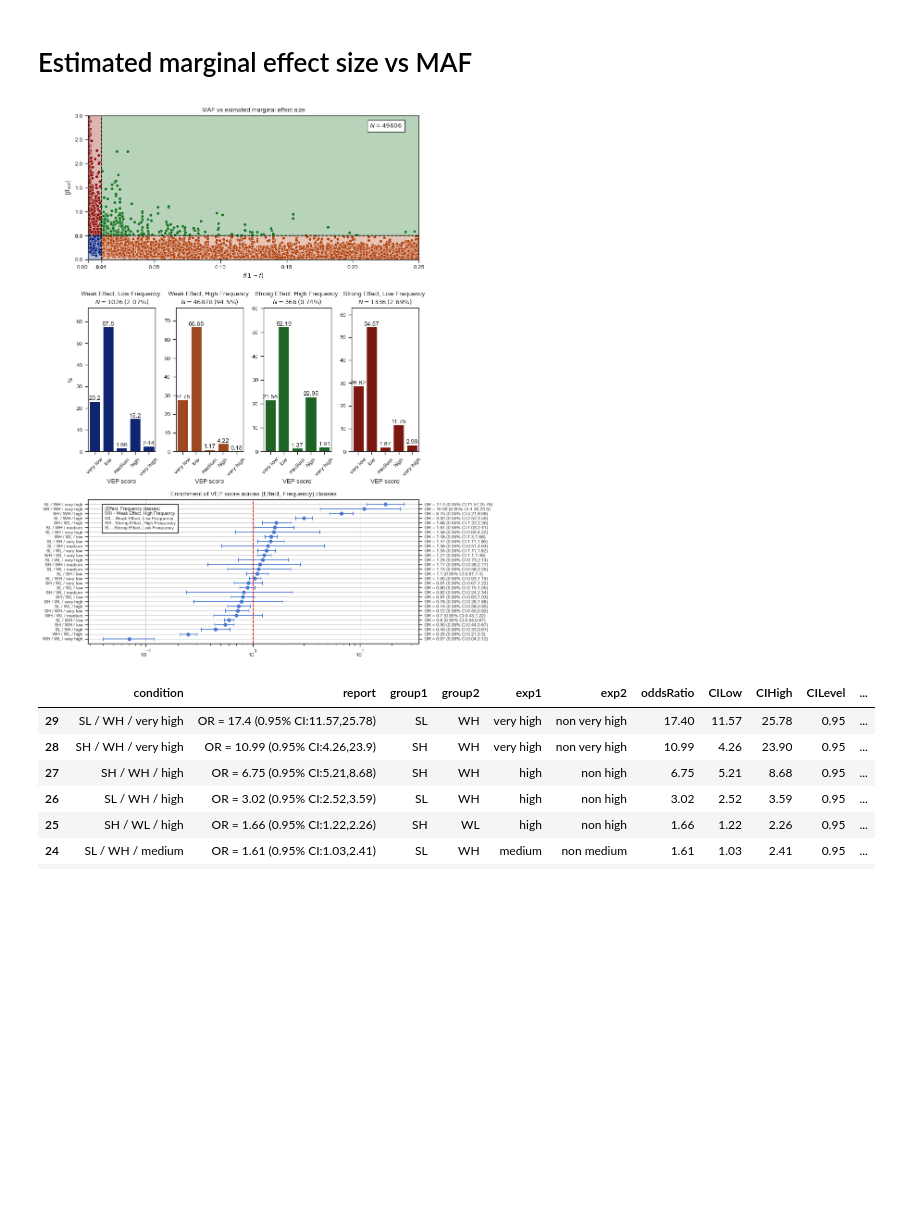
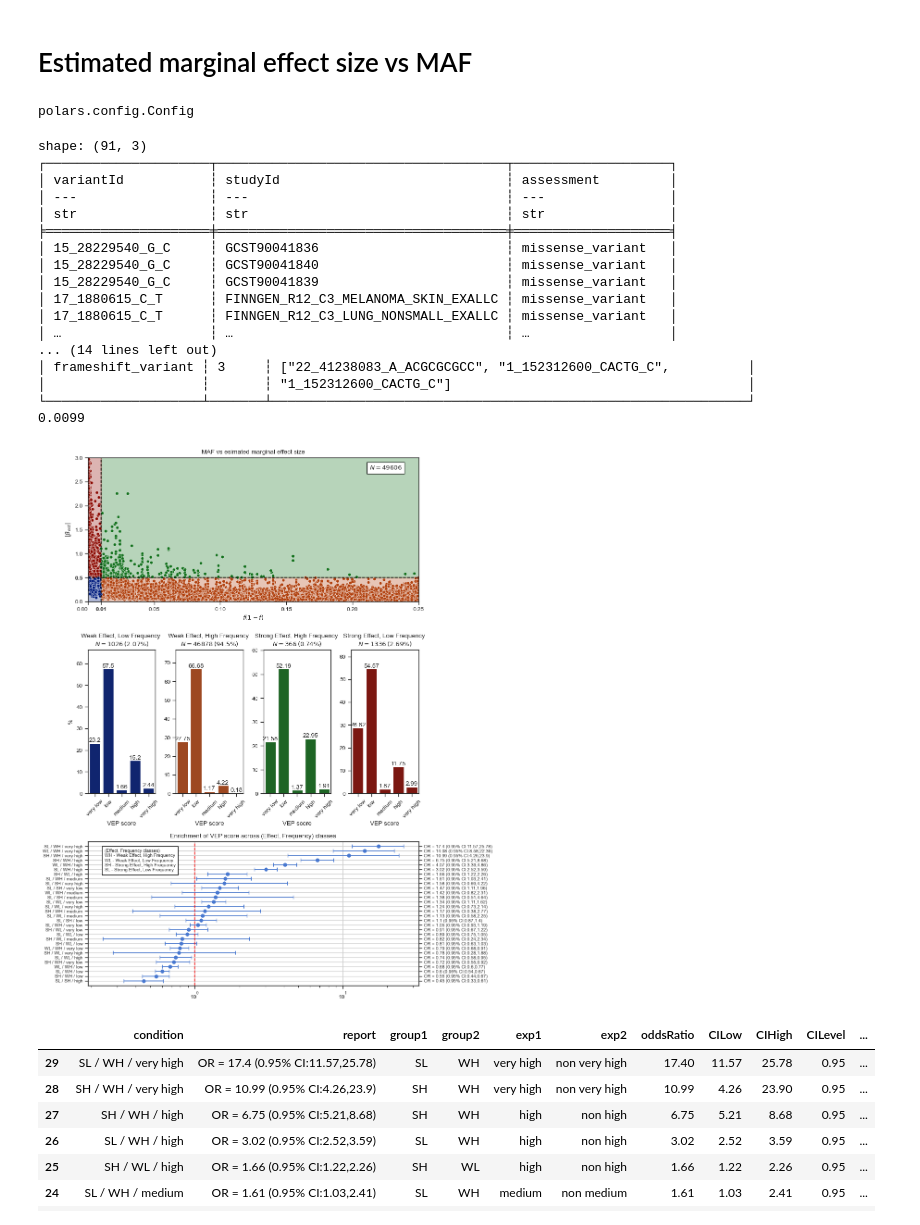
Before and after one commit to opentargets/Gentropy-manuscript, a Jupyter notebook: chapters/in_silico_effect_prediction/10_variant_effect_in_maf_beta.ipynb, the cells around one changed output. Cells and saved outputs as stored; diff of their text form; code cells hidden in the pictures; blank space fills up the shorter version.

```diff
--- a/chapters/in_silico_effect_prediction/10_variant_effect_in_maf_beta.ipynb
+++ b/chapters/in_silico_effect_prediction/10_variant_effect_in_maf_beta.ipynb
@@ -18,6 +18,10 @@ from scipy.stats.contingency import odds_ratio
 sns.set_style("ticks")
 sns.set_context("paper", font_scale=1.0)
 sns.set_palette(sns.color_palette("muted"))
+## do not truncate the table output
+pl.Config.set_fmt_str_lengths(1000)
+# %% [output]
+polars.config.Config
 # %%
 dataset_path = "../../data/binary-therapeutic-lead-variants.parquet"
 dataset = pl.read_parquet(dataset_path)
@@ -204,6 +208,8 @@ beta_cap = 0.5
 data = dataset.select(
     pl.col("rescaledStatistics").struct.field("estimatedBeta").abs().alias("absEstimatedBeta"),
     pl.col("rescaledStatistics").struct.field("estimatedBeta").pow(2).alias("EstimatedBeta"),
+    pl.col("studyId"),
+    pl.col("variantId"),
     pl.col("majorPopulationMAF"),
     ((pl.lit(1) - pl.col("majorPopulationMAF")) * pl.col("majorPopulationMAF")).alias("expectedVarianceOfBiallelicSNP"),
     categorize_by_maf_effect(
@@ -246,14 +252,27 @@ counts = (
         ((pl.col("len") / pl.col("len").sum()) * pl.lit(100)).round(2).alias("%"),
     )
 )
+print(
+    data.filter(pl.col("effectMAFCategory") == "SH")
+    .filter(pl.col("vepScoreClass").is_in(["very high", "high"]))
+    .select("variantId", "studyId", "assessment")
+)
+print(
+    data.filter(pl.col("effectMAFCategory") == "SH")
+    .filter(pl.col("vepScoreClass").is_in(["very high", "high"]))
+    .group_by("assessment")
+    .agg(pl.count(), pl.col("variantId"))
+)
 ax1.set_ylabel(r"$\vert\beta_{est}\vert$")
 ax1.set_xlabel(r"$f(1-f)$")
 ax1.set_title("MAF vs esimated marginal effect size")
-ax1.axvline(x=maf_cap, color="black", linestyle="--")
+maf_cap_scaled = maf_cap * (1 - maf_cap)
+print(maf_cap_scaled)
+ax1.axvline(x=maf_cap_scaled, color="black", linestyle="--")
 ax1.axhline(y=beta_cap, color="black", linestyle="--")
 ax1.set_ylim(ymin=0, ymax=beta_max)
 ax1.set_xlim(xmin=0, xmax=maf_max)
-x_ticks = [0.0, 0.01, 0.05, 0.1, 0.15, 0.2, 0.25]
+x_ticks = [0.0, maf_cap_scaled, 0.05, 0.1, 0.15, 0.2, 0.25]
 y_ticks = [0.0, 0.5, 1.0, 1.5, 2.0, 2.5, 3.0]
 ax1.set_xticks(x_ticks)
 ax1.set_yticks(y_ticks)
@@ -364,34 +383,51 @@ ax4 = ax3.twinx()
 
 ax3.set_yticks(y_ticks)
 ax3.set_yticklabels(
     ors["condition"],
     fontdict=dict(fontsize=7),
 )
 ax4.set_yticks(y_ticks)
 ax4.set_yticklabels(
     ors["report"],
     fontdict=dict(fontsize=7),
 )
 ax3.set_ylim(-1, len(y_ticks))
 ax4.set_ylim(-1, len(y_ticks))
 ax3.grid()
 
 ax4.text(
     x=0.05,
     y=0.95,
     s="(Effect, Frequency classes)\nWH - Weak Effect, High Frequency\nWL - Weak Effect, Low Frequency\nSH - Strong Effect, High Frequency\nSL - Strong Effect, Low Frequency",
     transform=ax4.transAxes,
     ha="left",
     va="top",
     bbox=dict(facecolor="white", edgecolor="black"),
     fontdict=dict(fontsize=7),
 )
 ax4.axvline(x=1, color="red", linestyle="--")
 ax3.set_xscale("log")
 ax3.set_title("Enrichment of VEP score across (Effect, Frequency) classes")
 fig.tight_layout()
 # %% [output]
+shape: (91, 3)
+┌─────────────────────┬─────────────────────────────────────┬────────────────────┐
+│ variantId           ┆ studyId                             ┆ assessment         │
+│ ---                 ┆ ---                                 ┆ ---                │
+│ str                 ┆ str                                 ┆ str                │
+╞═════════════════════╪═════════════════════════════════════╪════════════════════╡
+│ 15_28229540_G_C     ┆ GCST90041836                        ┆ missense_variant   │
+│ 15_28229540_G_C     ┆ GCST90041840                        ┆ missense_variant   │
+│ 15_28229540_G_C     ┆ GCST90041839                        ┆ missense_variant   │
+│ 17_1880615_C_T      ┆ FINNGEN_R12_C3_MELANOMA_SKIN_EXALLC ┆ missense_variant   │
+│ 17_1880615_C_T      ┆ FINNGEN_R12_C3_LUNG_NONSMALL_EXALLC ┆ missense_variant   │
+│ …                   ┆ …                                   ┆ …                  │
+... (14 lines left out)
+│ frameshift_variant ┆ 3     ┆ ["22_41238083_A_ACGCGCGCC", "1_152312600_CACTG_C",          │
+│                    ┆       ┆ "1_152312600_CACTG_C"]                                      │
+└────────────────────┴───────┴─────────────────────────────────────────────────────────────┘
+0.0099
-[figure, old version]
+[figure, new version]
 # %%
 ors.sort_index(ascending=False)
 # %% [output]
```
